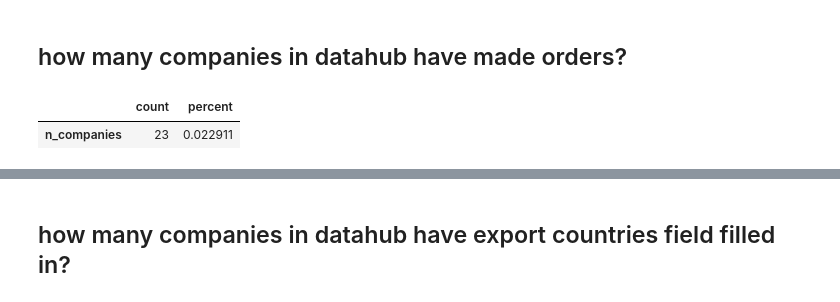
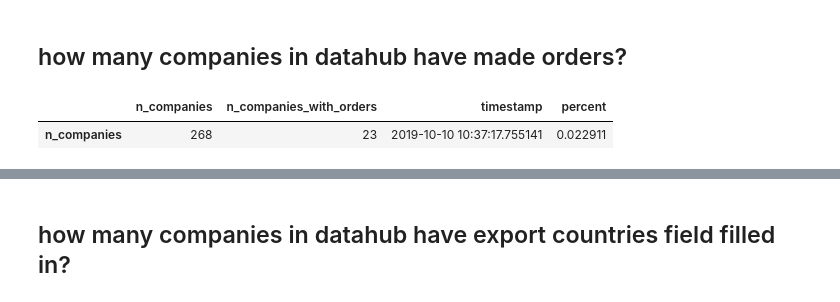
Before and after one commit to uktrade/countries-of-interest-service, a Jupyter notebook: notebooks/data_exploration.ipynb, the cells around one changed output, grey strips where cells are left out. Drawn from its saved outputs; the diff is of its cells as text; code cells hidden in the pictures.

```diff
--- a/notebooks/data_exploration.ipynb
+++ b/notebooks/data_exploration.ipynb
@@ -348,18 +348,23 @@ df.head()
 # %% [markdown]
 ## how many companies in datahub have made orders?
 # %%
+import datetime
+now = datetime.datetime.now()
+
 sql = '''
 select
-    count(distinct company_id)
+    count(distinct id) as n_companies,
+    count(distinct company_id) as n_companies_with_orders,
+    '{now}'::Timestamp
 
 from order_order
 
-'''
+'''.format(now=now)
 
 df = query_database(connection, sql)
 df.index = ['n_companies']
-df['percent'] = 100 * df['count'] / n_companies
+df['percent'] = 100 * df['n_companies_with_orders'] / n_companies
 df
 # %% [output]
-|  | count | percent |
-| n_companies | 23 | 0.022911 |
+|  | n_companies | n_companies_with_orders | timestamp | percent |
+| n_companies | 268 | 23 | 2019-10-10 10:37:17.755141 | 0.022911 |
```
Also changed, not shown: parts of 3 cells of this notebook, 17 other files.
